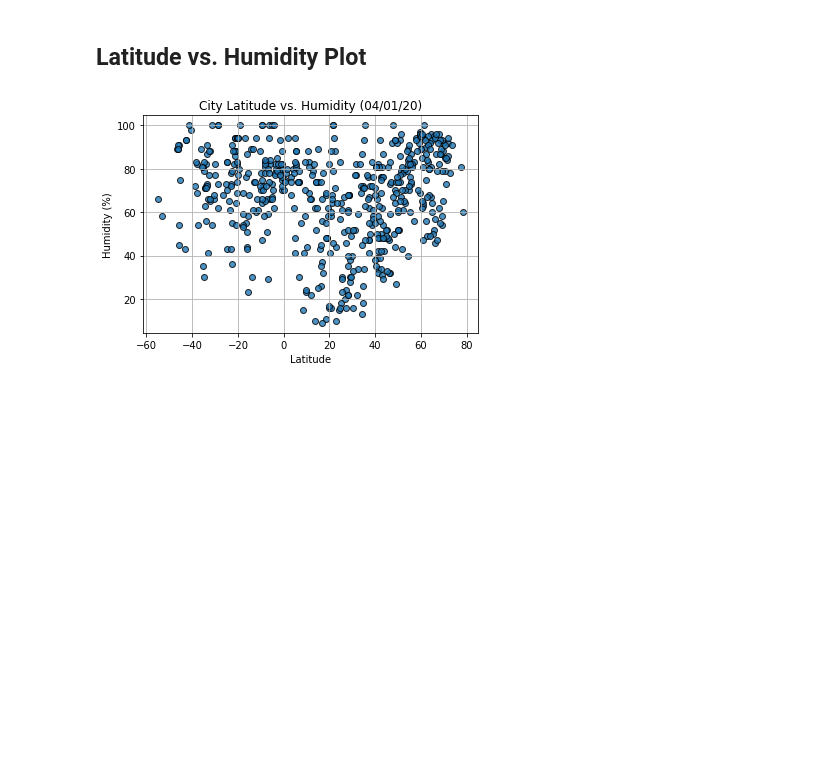
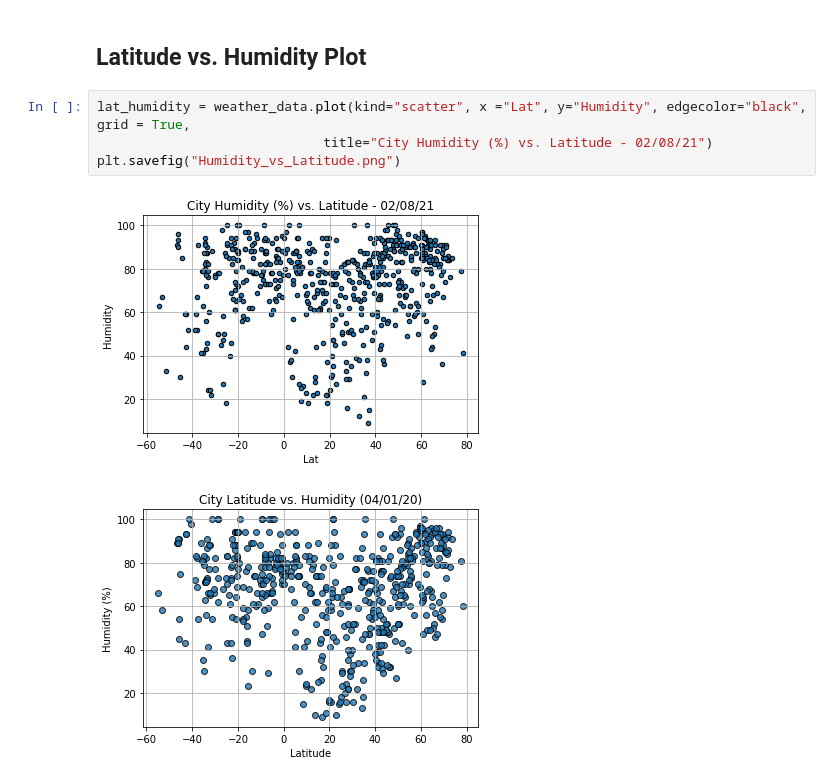
Before and after one commit to lauragabrielson/Python_API_Challenge, a Jupyter notebook: WeatherPy/WeatherPy.ipynb, the cells around one changed output. Drawn from its saved outputs; the diff is of its cells as text; blank space fills up the shorter version.

```diff
--- a/WeatherPy/WeatherPy.ipynb
+++ b/WeatherPy/WeatherPy.ipynb
@@ -171,6 +225,12 @@ Int64Index([], dtype='int64')
 [figure]
 # %% [markdown]
 ## Latitude vs. Humidity Plot
+# %%
+lat_humidity = weather_data.plot(kind="scatter", x ="Lat", y="Humidity", edgecolor="black", grid = True,
+                             title="City Humidity (%) vs. Latitude - 02/08/21")
+plt.savefig("Humidity_vs_Latitude.png")
+# %% [output]
+[figure, added]
 # %%
 # %% [output]
 [figure]
```
Also changed, not shown: parts of 26 cells of this notebook, 14 other files.
